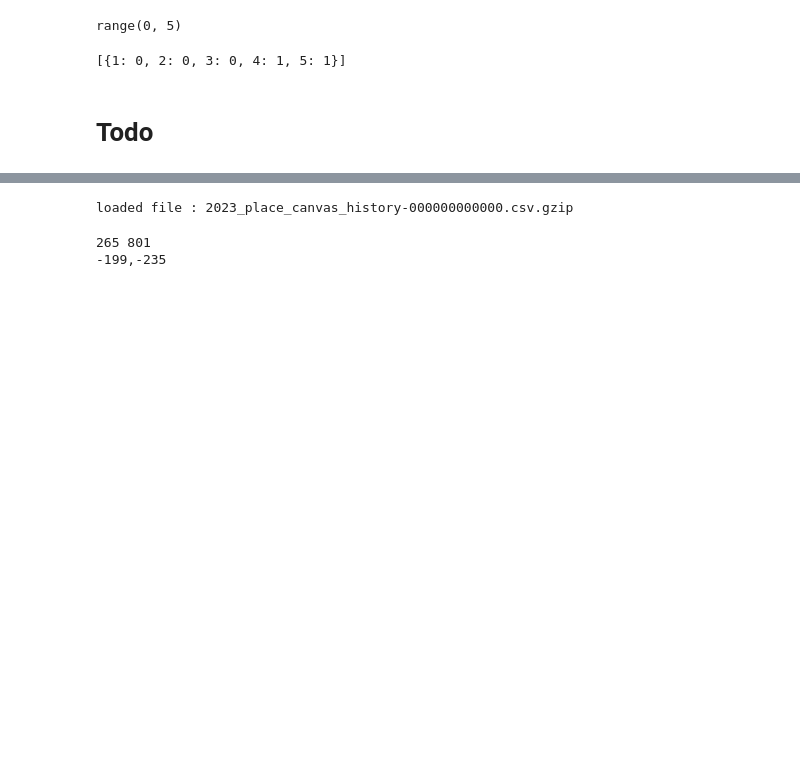
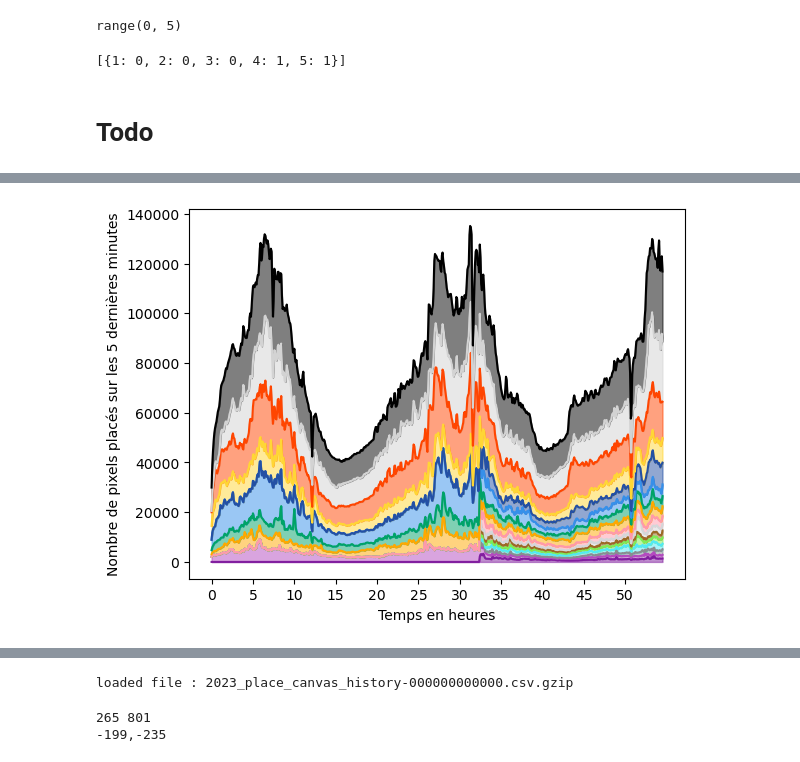
Before and after one commit to Jocelyn-Bournier/rplace_data_mining, a Jupyter notebook: main.ipynb, the cells around one changed output, grey strips where cells are left out. Cells and saved outputs as stored; diff of their text form; code cells hidden in the pictures; blank space fills up the shorter version.

Commit message:
the lasts visuals created

```diff
--- a/main.ipynb
+++ b/main.ipynb
@@ -285,0 +236,96 @@ start making visualizations
+# %%
+class all_in_one:
+    def __init__(self, val) -> None:
+        self.val = val
+
+    def __getitem__(self, index):
+        return self.val
+
+    def __setitem__(self, index, val):
+        self.val = val
+
+def get_color (colors, row, is_mod):
+    if not is_mod:
+        colors[row.pixel_color] = colors.get(row.pixel_color, 0) + 1
+    return colors
+
+rez = []
+
+interval = 5
+
+visualise_at_interval(
+    get_color,
+    {},
+    pd.Timedelta(minutes = interval),
+    all_in_one(all_in_one({})),
+    "",
+    startingTimeStamp= pd.Timedelta(minutes = 4),
+    duration = pd.Timedelta(minutes = interval),
+    rez = rez,
+)
+colors_each_min = [image[0][0] for image in rez]
+colors_each_min = colors_each_min[1:]
+#sum up pixels
+for i in range(0,len(colors_each_min)):
+    colors_each_min[i]['total'] = 0
+    for color in colors_each_min[i]:
+        if color != 'total':
+            colors_each_min[i]['total'] += colors_each_min[i].get(color,0)
+
+print([image['total'] for image in colors_each_min])
+
+#normalize numbers of pixels
+'''
+for i in range(0,len(colors_each_min)):
+    for color in colors_each_min[i]:
+        if color != 'total':
+            colors_each_min[i][color] = colors_each_min[i][color] / colors_each_min[i]['total']
+'''
+
+#smooth points if necesary
+smoothed_colors_each_min = []
+smooth_factor = 2
+for i in range(0,len(colors_each_min)-smooth_factor):
+    smoothed_colors_each_min.append({})
+    for color in colors_each_min[i]:
+        smoothed_colors_each_min[i][color] = np.sum(
+            [colors_each_min[i+j][color] for j in range(0,smooth_factor)]) / smooth_factor
+
+#plot curve of pixels placement frequency with colors as area under the curve
+import matplotlib.pyplot as plt
+
+colors = set()
+for i in range(0,len(smoothed_colors_each_min)):
+    for color in colors_each_min[i]:
+        if color != 'total':
+            colors.add(color)
+
+#sort colors by frequency
+colors = sorted(colors, key=lambda color: smoothed_colors_each_min[-1][color])
+
+plt.figure()
+curr_y = [0 for i in range(0,len(smoothed_colors_each_min))]
+
+for color in colors:
+    if color == 'total':
+        continue
+    x = range(0,len(smoothed_colors_each_min))
+    loc_y = [smoothed_colors_each_min[i].get(color,0) for i in range(0,len(smoothed_colors_each_min))]
+    last_y = copy.deepcopy(curr_y)
+    curr_y = [curr_y[i] + loc_y[i] for i in range(0,len(smoothed_colors_each_min))]
+    p_color = color
+    if color == '#FFFFFF': #white
+        p_color = 'lightgrey'
+    plt.plot(x, curr_y, color=p_color, label=color)
+    plt.fill_between(x, last_y, curr_y, alpha=0.5, color=p_color)
+
+#plot tick every x hours instead of minutes
+hours_tick = 5
+ticks = [i for i in range(0,len(smoothed_colors_each_min),hours_tick*60//interval)]
+plt.xticks(ticks, [str(int(i*interval/60)) for i in ticks])
+
+plt.xlabel('Temps en heures')
+plt.ylabel('Nombre de pixels placés sur les 5 dernières minutes')
+plt.savefig('pixel_placement_frequency_by_color.png', dpi=1000)
+plt.show()
+# %% [output]
@@ -285,0 +336 @@ start making visualizations
+[figure, added]
```
Also changed, not shown: parts of 6 cells of this notebook.
